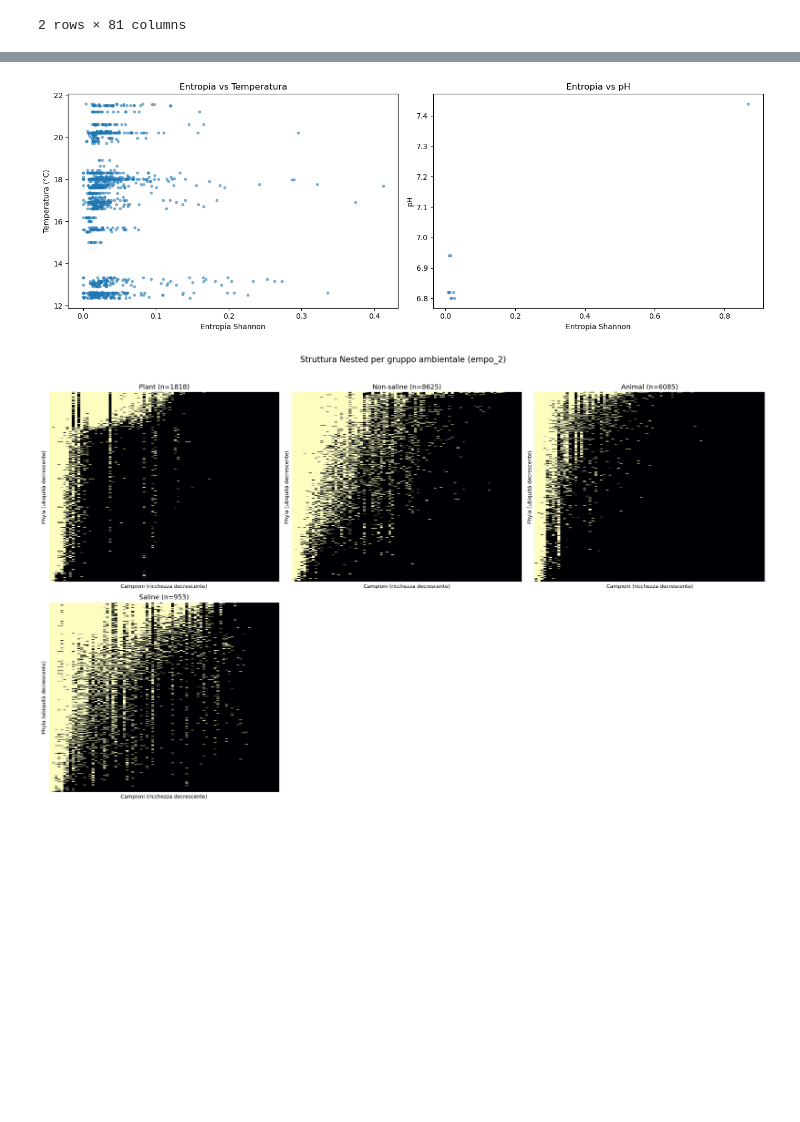
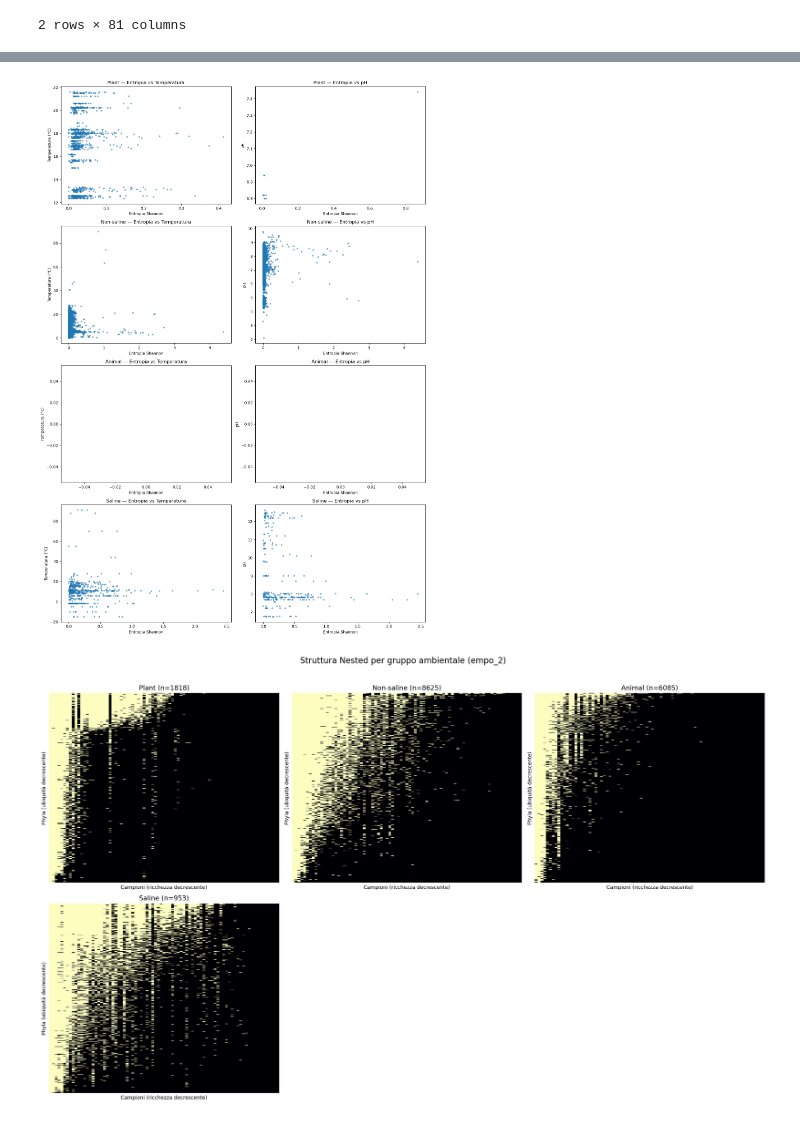
Before and after one commit to mgirelli/Shannon, a Jupyter notebook: emp.ipynb, the cells around one changed output, grey strips where cells are left out. Cells and saved outputs as stored; diff of their text form; code cells hidden in the pictures; blank space fills up the shorter version.

Commit message:
entropy vs ph vs temp for every group

```diff
--- a/emp.ipynb
+++ b/emp.ipynb
@@ -311,31 +287,41 @@ Length: 1818, dtype: float64
-# %%
-fig, axes = plt.subplots(1, 2, figsize=(14, 5))
-
-df_temp = pd.DataFrame({
-    'entropia': Hs_plant,
-    'temperatura': meta_aligned['temperature_deg_c']
-}).dropna()
-
-axes[0].scatter(df_temp['entropia'], df_temp['temperatura'], alpha=0.5, s=10)
-axes[0].set_xlabel('Entropia Shannon')
-axes[0].set_ylabel('Temperatura (°C)')
-axes[0].set_title('Entropia vs Temperatura')
-
-df_ph = pd.DataFrame({
-    'entropia': Hs_plant,
-    'ph': meta_aligned['ph']
-}).dropna()
-
-axes[1].scatter(df_ph['entropia'], df_ph['ph'], alpha=0.5, s=10)
-axes[1].set_xlabel('Entropia Shannon')
-axes[1].set_ylabel('pH')
-axes[1].set_title('Entropia vs pH')
-
-plt.tight_layout()
-#plt.savefig('entropia_temp_ph.png', dpi=150, bbox_inches='tight')
-plt.show()
-# %% [output]
-[figure, removed]
+# %%
+entropie = {}
+
+for gruppo, matrice in gruppi.items():
+    Hp, Hs = btc.entropy(matrice)
+    entropie[gruppo] = {'Hp': Hp, 'Hs': Hs}
+# %%
+gruppi_nomi = list(gruppi.keys())
+fig, axes = plt.subplots(len(gruppi_nomi), 2, figsize=(14, 5 * len(gruppi_nomi)))
+
+for i, gruppo in enumerate(gruppi_nomi):
+    Hs = entropie[gruppo]['Hs']
+
+    df_temp = pd.DataFrame({
+        'entropia': Hs,
+        'temperatura': meta_aligned.loc[gruppi[gruppo].index, 'temperature_deg_c']
+    }).dropna()
+
+    axes[i, 0].scatter(df_temp['entropia'], df_temp['temperatura'], alpha=0.5, s=10)
+    axes[i, 0].set_xlabel('Entropia Shannon')
+    axes[i, 0].set_ylabel('Temperatura (°C)')
+    axes[i, 0].set_title(f'{gruppo} — Entropia vs Temperatura')
+
+    df_ph = pd.DataFrame({
+        'entropia': Hs,
+        'ph': meta_aligned.loc[gruppi[gruppo].index, 'ph']
+    }).dropna()
+
+    axes[i, 1].scatter(df_ph['entropia'], df_ph['ph'], alpha=0.5, s=10)
+    axes[i, 1].set_xlabel('Entropia Shannon')
+    axes[i, 1].set_ylabel('pH')
+    axes[i, 1].set_title(f'{gruppo} — Entropia vs pH')
+
+plt.tight_layout()
+# plt.savefig('entropia_temp_ph_gruppi.png', dpi=150, bbox_inches='tight')
+plt.show()
+# %% [output]
+[figure, added]
 # %%
 fig, axes = plt.subplots(2, 3, figsize=(20, 12))
 axes = axes.flatten()
```
Also changed, not shown: parts of 2 cells of this notebook.
